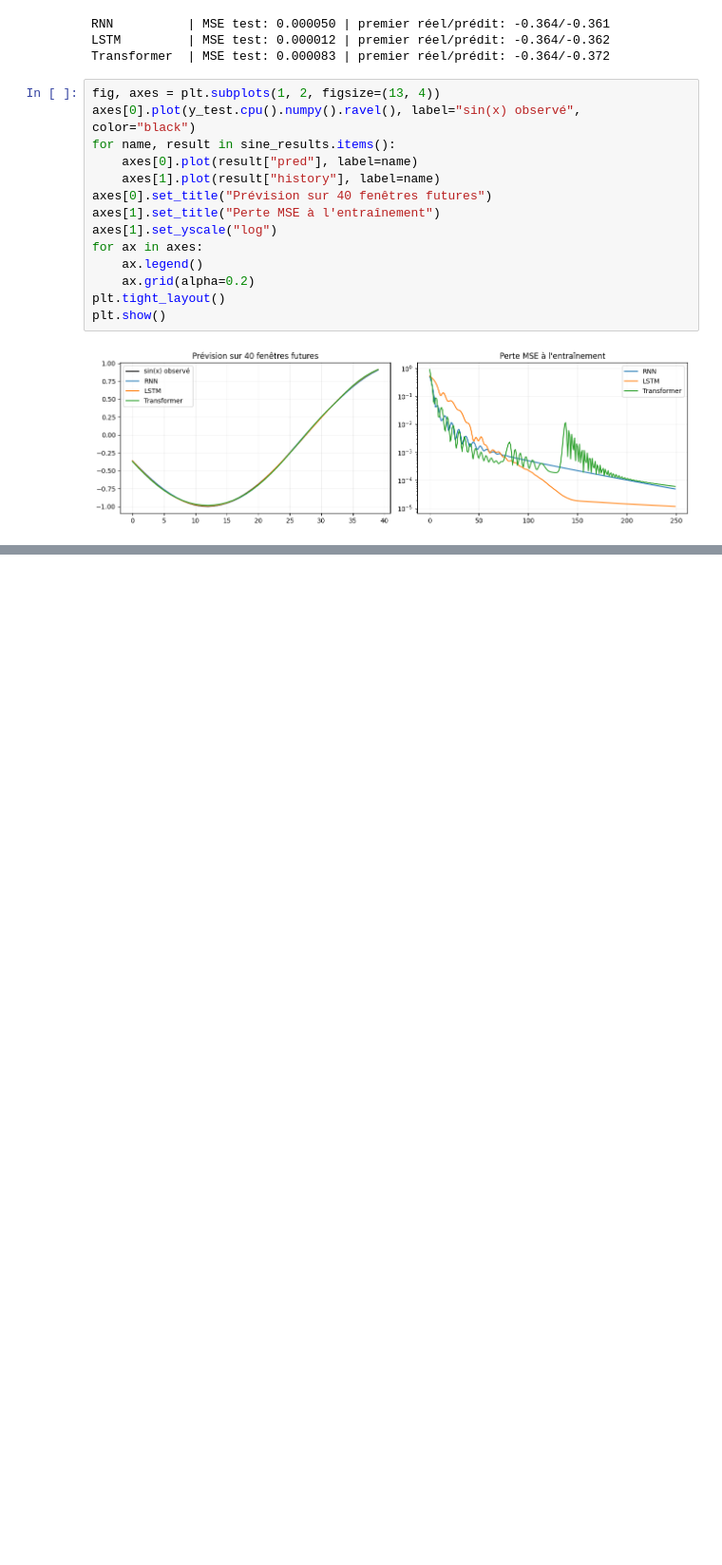
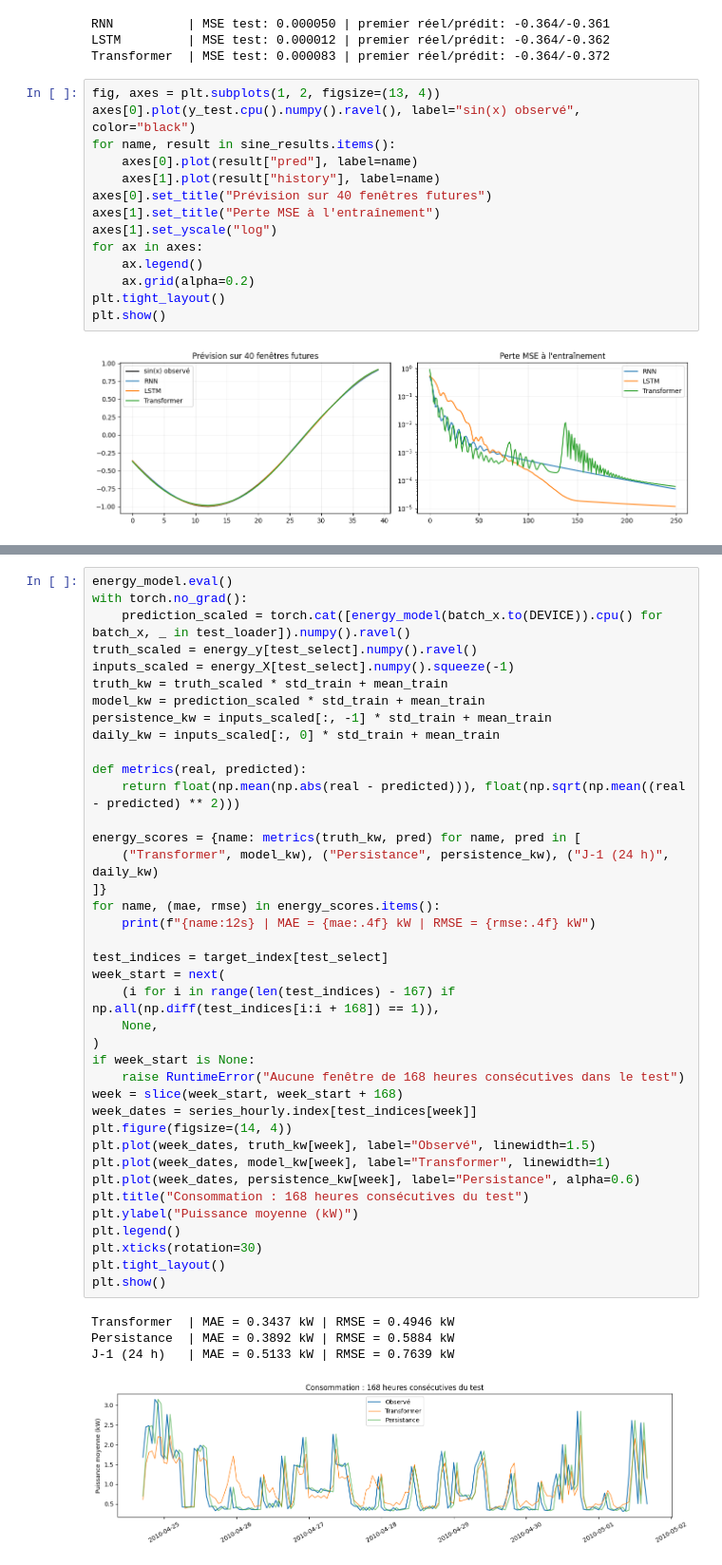
Before and after one commit to AnwarEzzy/generative-ai-labs, a Jupyter notebook: TP4/TP4_Transformers_reponses.ipynb, the cells around one changed output, grey strips where cells are left out. Shown at 95% size. Cells and saved outputs as stored; diff of their text form; blank space fills up the shorter version.

Commit message:
TP4: prevoir la consommation electrique et comparer les references

```diff
--- a/TP4/TP4_Transformers_reponses.ipynb
+++ b/TP4/TP4_Transformers_reponses.ipynb
@@ -132,0 +271,44 @@ plt.show()
+# %%
+energy_model.eval()
+with torch.no_grad():
+    prediction_scaled = torch.cat([energy_model(batch_x.to(DEVICE)).cpu() for batch_x, _ in test_loader]).numpy().ravel()
+truth_scaled = energy_y[test_select].numpy().ravel()
+inputs_scaled = energy_X[test_select].numpy().squeeze(-1)
+truth_kw = truth_scaled * std_train + mean_train
+model_kw = prediction_scaled * std_train + mean_train
+persistence_kw = inputs_scaled[:, -1] * std_train + mean_train
+daily_kw = inputs_scaled[:, 0] * std_train + mean_train
+
+def metrics(real, predicted):
+    return float(np.mean(np.abs(real - predicted))), float(np.sqrt(np.mean((real - predicted) ** 2)))
+
+energy_scores = {name: metrics(truth_kw, pred) for name, pred in [
+    ("Transformer", model_kw), ("Persistance", persistence_kw), ("J-1 (24 h)", daily_kw)
+]}
+for name, (mae, rmse) in energy_scores.items():
+    print(f"{name:12s} | MAE = {mae:.4f} kW | RMSE = {rmse:.4f} kW")
+
+test_indices = target_index[test_select]
+week_start = next(
+    (i for i in range(len(test_indices) - 167) if np.all(np.diff(test_indices[i:i + 168]) == 1)),
+    None,
+)
+if week_start is None:
+    raise RuntimeError("Aucune fenêtre de 168 heures consécutives dans le test")
+week = slice(week_start, week_start + 168)
+week_dates = series_hourly.index[test_indices[week]]
+plt.figure(figsize=(14, 4))
+plt.plot(week_dates, truth_kw[week], label="Observé", linewidth=1.5)
+plt.plot(week_dates, model_kw[week], label="Transformer", linewidth=1)
+plt.plot(week_dates, persistence_kw[week], label="Persistance", alpha=0.6)
+plt.title("Consommation : 168 heures consécutives du test")
+plt.ylabel("Puissance moyenne (kW)")
+plt.legend()
+plt.xticks(rotation=30)
+plt.tight_layout()
+plt.show()
+# %% [output]
+Transformer  | MAE = 0.3437 kW | RMSE = 0.4946 kW
+Persistance  | MAE = 0.3892 kW | RMSE = 0.5884 kW
+J-1 (24 h)   | MAE = 0.5133 kW | RMSE = 0.7639 kW
+[figure, added]
```
Also changed, not shown: parts of 6 cells of this notebook.
